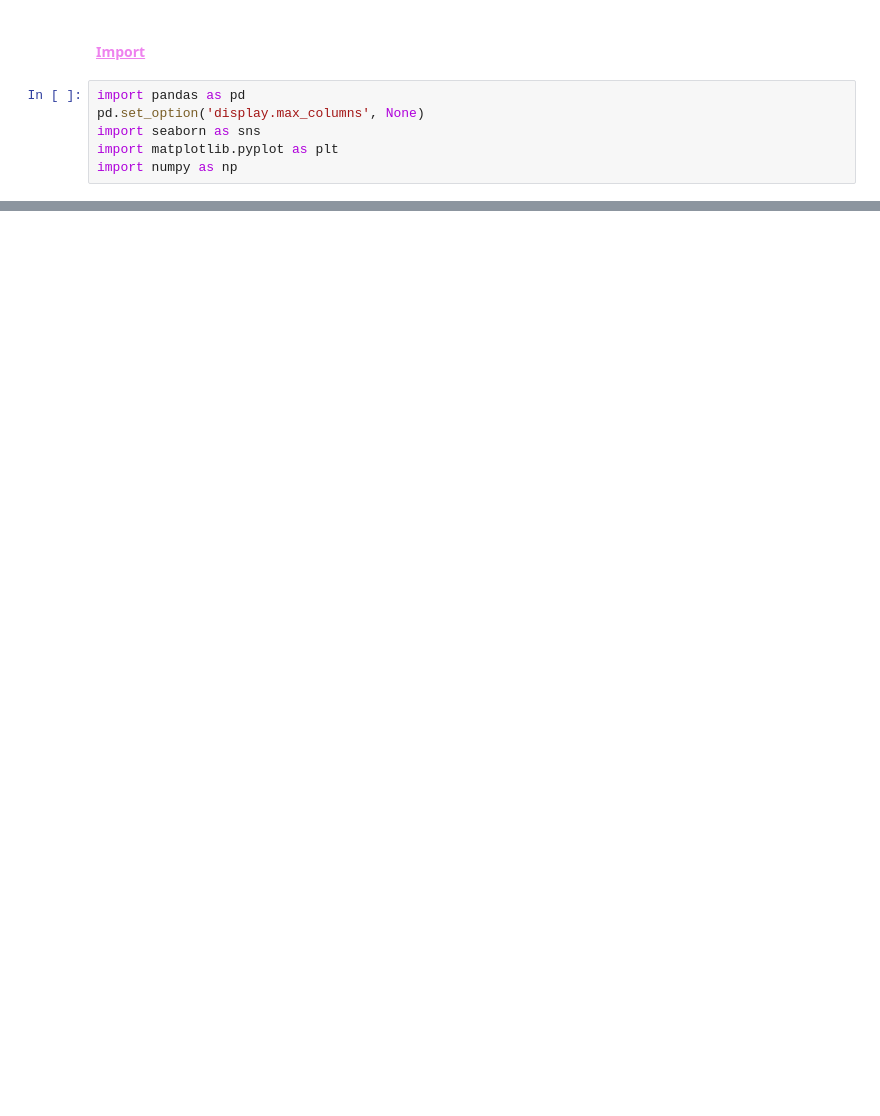
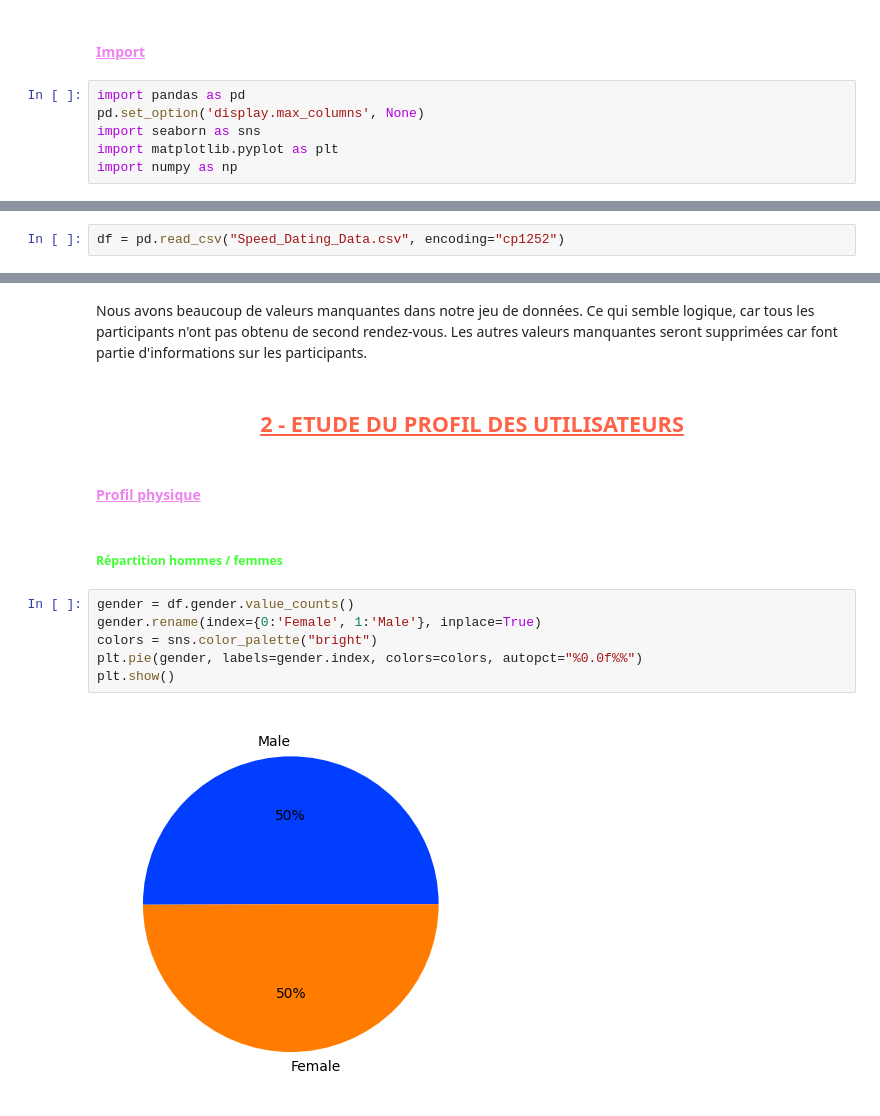
Before and after one commit to Olivier77260/Tinder2.2, a Jupyter notebook: tinder.ipynb, the cells around one changed output, grey strips where cells are left out. Saved outputs shown, nothing was run; the diff lists cells and outputs as text; blank space fills up the shorter version.

```diff
--- a/tinder.ipynb
+++ b/tinder.ipynb
@@ -27,0 +32,2 @@ import numpy as np
+# %%
+df = pd.read_csv("Speed_Dating_Data.csv", encoding="cp1252")
@@ -27,0 +93,16 @@ import numpy as np
+# %% [markdown]
+Nous avons beaucoup de valeurs manquantes dans notre jeu de données. Ce qui semble logique, car tous les participants n'ont pas obtenu de second rendez-vous. Les autres valeurs manquantes seront supprimées car font partie d'informations sur les participants.
+# %% [markdown]
+## <center><font color="tomato"><ins>**2 - ETUDE DU PROFIL DES UTILISATEURS**</ins></font></center>
+# %% [markdown]
+#### <font color="VIOLET"><ins>Profil physique</font>
+# %% [markdown]
+##### <font color="#3FFF33">Répartition hommes / femmes</font>
+# %%
+gender = df.gender.value_counts()
+gender.rename(index={0:'Female', 1:'Male'}, inplace=True)
+colors = sns.color_palette("bright")
+plt.pie(gender, labels=gender.index, colors=colors, autopct="%0.0f%%")
+plt.show()
+# %% [output]
+[figure, added]
```
Also changed, not shown: parts of 53 cells of this notebook, 1 other file.
